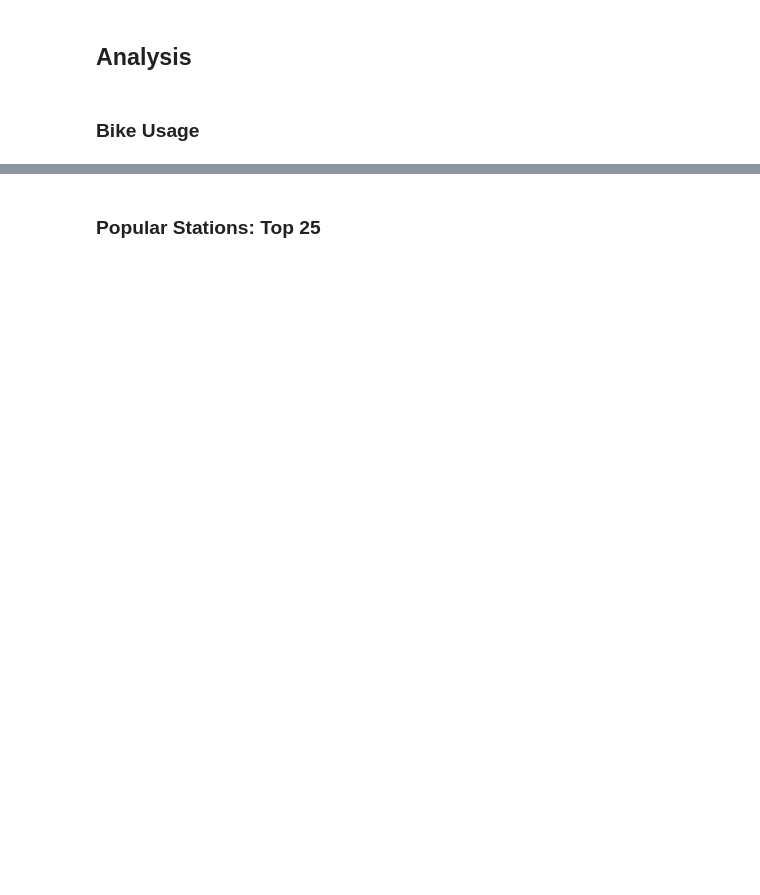
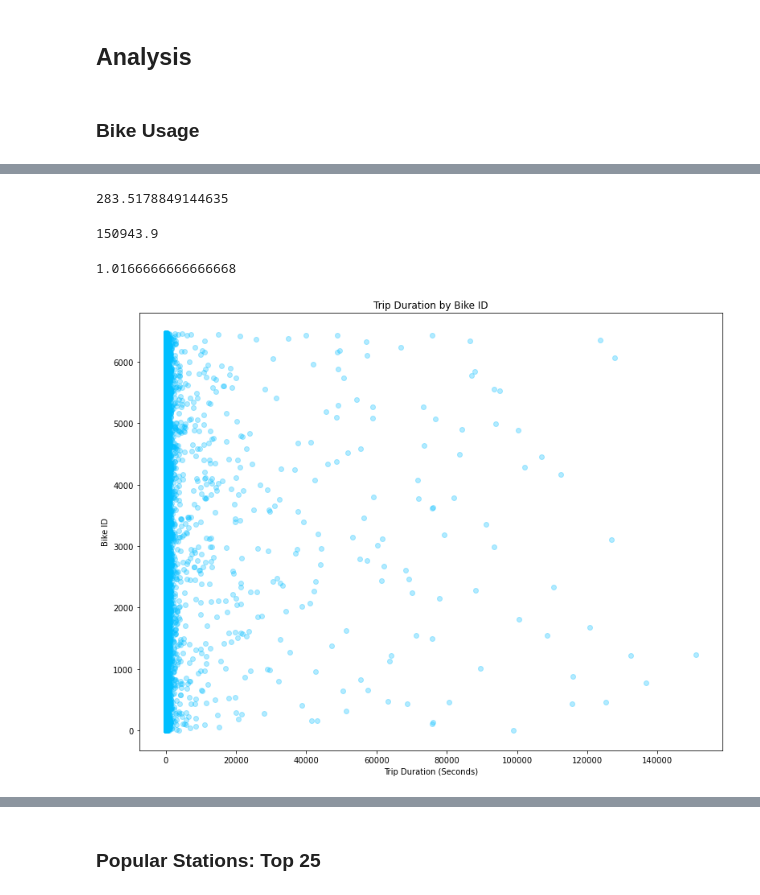
Before and after one commit to ruthhinkle/divvy-analysis, a Jupyter notebook: Divvy'ing_Up_Data_Final_Notebook.ipynb, the cells around one changed output, grey strips where cells are left out. Saved outputs shown, nothing was run; the diff lists cells and outputs as text; code cells hidden in the pictures; blank space fills up the shorter version.

```diff
--- a/Divvy'ing_Up_Data_Final_Notebook.ipynb
+++ b/Divvy'ing_Up_Data_Final_Notebook.ipynb
@@ -44,0 +97,5 @@ divvy_df.columns
+# %%
+divvy_df['time difference'] = ((pd.to_datetime(divvy_df['end_time']) -
+                            pd.to_datetime(divvy_df['start_time']))
+                                .dt.total_seconds() / 60)
+divvy_df
@@ -44,0 +118,4 @@ divvy_df.columns
+# %%
+# Convert date columns to datetime format
+divvy_df['start_time'] = pd.to_datetime(divvy_df['start_time'])
+divvy_df['end_time'] = pd.to_datetime(divvy_df['end_time'])
@@ -44,0 +124,7 @@ divvy_df.columns
+# %%
+# Split date from time and create columns
+divvy_df['start_date'] = divvy_df['start_time'].dt.date
+divvy_df['start_time'] = divvy_df['start_time'].dt.time
+divvy_df['end_date'] = divvy_df['end_time'].dt.date
+divvy_df['end_time'] = divvy_df['end_time'].dt.time
+divvy_df.head()
@@ -44,0 +133,4 @@ divvy_df.columns
+# %%
+# Organize columns in dataframe
+divvy_df = divvy_df[["trip_id", "bikeid", "start_date", "start_time", "time difference", "end_date", "end_time", "tripduration", "from_station_id", "from_station_name", "to_station_id", "to_station_name", "usertype", "gender", "birthyear", "age", "Age Group"]]
+divvy_df.head(10)
@@ -48,0 +174,27 @@ divvy_df.columns
+# %%
+popularbikes_average = divvy_df['bikeid'].value_counts().mean()
+popularbikes_average
+# %% [output]
+283.5178849144635
+# %%
+# Identify max duration
+max_duration = divvy_df['time difference'].max()
+max_duration
+# %% [output]
+150943.9
+# %%
+# Identify max duration
+min_duration = divvy_df['time difference'].min()
+min_duration
+# %% [output]
+1.0166666666666668
+# %%
+# Plot Trip Duration by Bike ID
+plt.figure(figsize=(13,10))
+plt.scatter(divvy_df['time difference'], divvy_df['bikeid'], color="deepskyblue", alpha = .3, edgecolors='deepskyblue')
+plt.title("Trip Duration by Bike ID")
+plt.xlabel("Trip Duration (Seconds)")
+plt.ylabel("Bike ID")
+plt.show()
+# %% [output]
+[figure, added]
```
Also changed, not shown: parts of 53 cells of this notebook, 2 other files.
